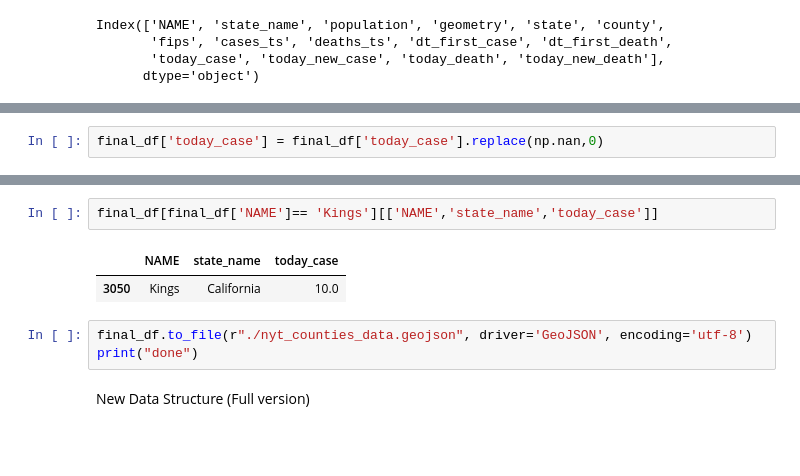
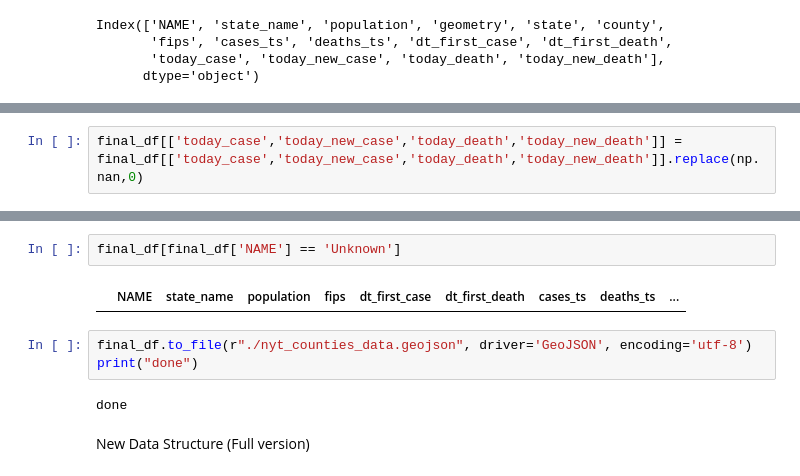
Before and after one commit to cybergis/wherecovid19_webapp, a Jupyter notebook: preprocessing/counties_new.ipynb, the cells around one changed output, grey strips where cells are left out. Cells and saved outputs as stored; diff of their text form; blank space fills up the shorter version.

```diff
--- a/preprocessing/counties_new.ipynb
+++ b/preprocessing/counties_new.ipynb
@@ -283,2 +343,2 @@ See the caveats in the documentation: http://pandas.pydata.org/pandas-docs/stabl
 # %%
-final_df['today_case'] = final_df['today_case'].replace(np.nan,0)
+final_df[['today_case','today_new_case','today_death','today_new_death']] = final_df[['today_case','today_new_case','today_death','today_new_death']].replace(np.nan,0)
@@ -304,11 +352,12 @@ sorted_2.head(10)
 # %%
-final_df[final_df['NAME']== 'Kings'][['NAME','state_name','today_case']]
+final_df[final_df['NAME'] == 'Unknown']
 # %% [output]
-|  | NAME | state_name | today_case |
-| 3050 | Kings | California | 10.0 |
+|  | NAME | state_name | population | fips | dt_first_case | dt_first_death | cases_ts | deaths_ts | ... |
 # %%
 final_df.to_file(r"./nyt_counties_data.geojson", driver='GeoJSON', encoding='utf-8')
 print("done")
+# %% [output]
+done
 # %% [markdown]
 New Data Structure (Full version)
 # %%
```
Also changed, not shown: parts of 17 cells of this notebook, 1 other file.
